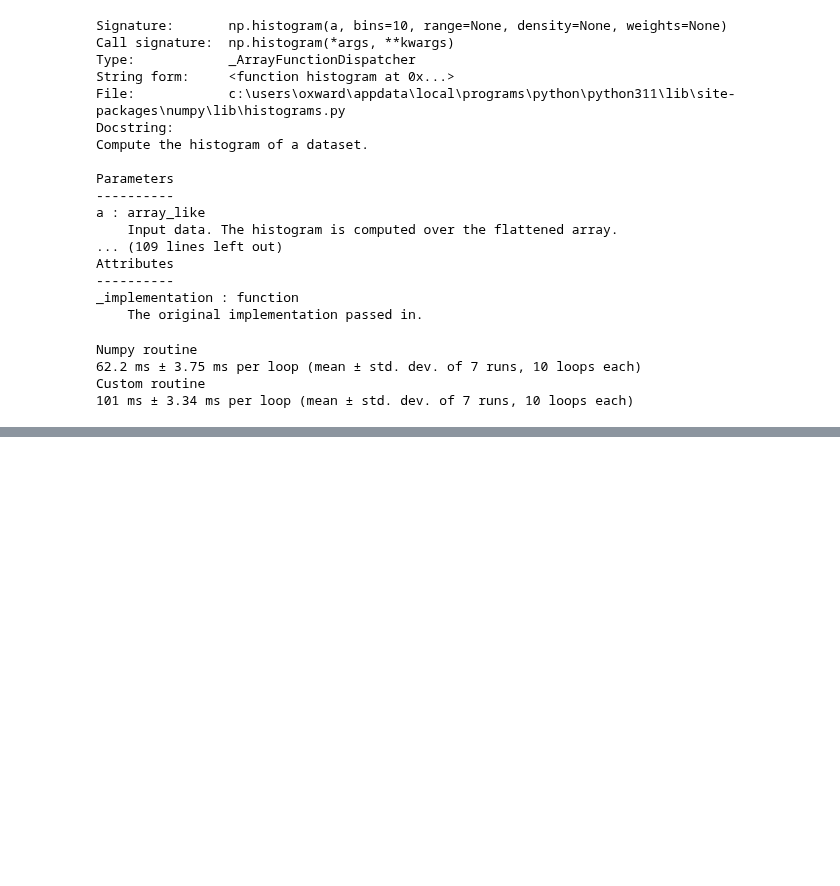
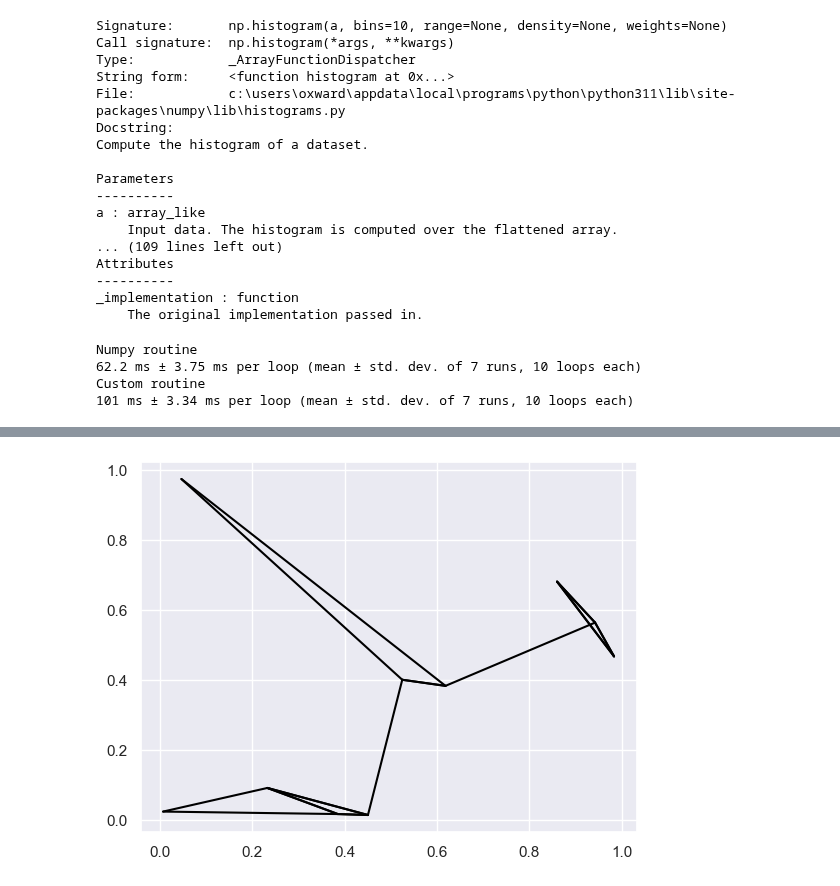
Before and after one commit to OxwardInc/Industrial-Training, a Jupyter notebook: Assignment/Week 13/numpy book.ipynb, the cells around one changed output, grey strips where cells are left out. Cells and saved outputs as stored; diff of their text form; code cells hidden in the pictures; blank space fills up the shorter version.

```diff
--- a/Assignment/Week 13/numpy book.ipynb
+++ b/Assignment/Week 13/numpy book.ipynb
@@ -1488,0 +1604,4 @@ Custom routine
+# %%
+# square the coordinate differences to get the squared distance
+dist_sq = sq_differences.sum(-1)
+dist_sq.shape
@@ -1488,0 +1636,11 @@ Custom routine
+# %%
+# draw lines from each point to its two nearest neighbours
+K = 2
+
+for i in range(X.shape[0]):
+    for j in nearest_partition[i, :K+1]:
+        # plot a linefrom X[i] to X[j]
+        # use some zip magic to make it happen
+        plt.plot(*zip(X[j], X[i]), color = 'black')
+# %% [output]
+[figure, added]
```
Also changed, not shown: parts of 28 cells of this notebook.
